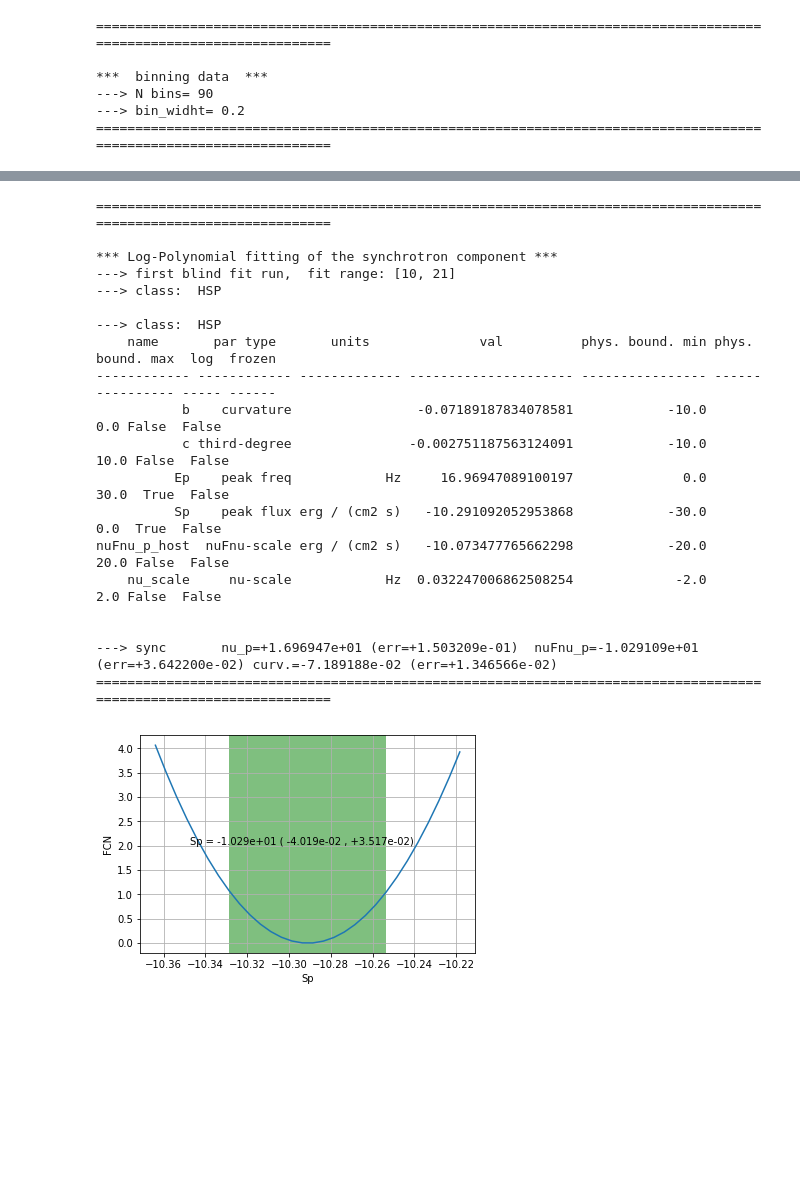
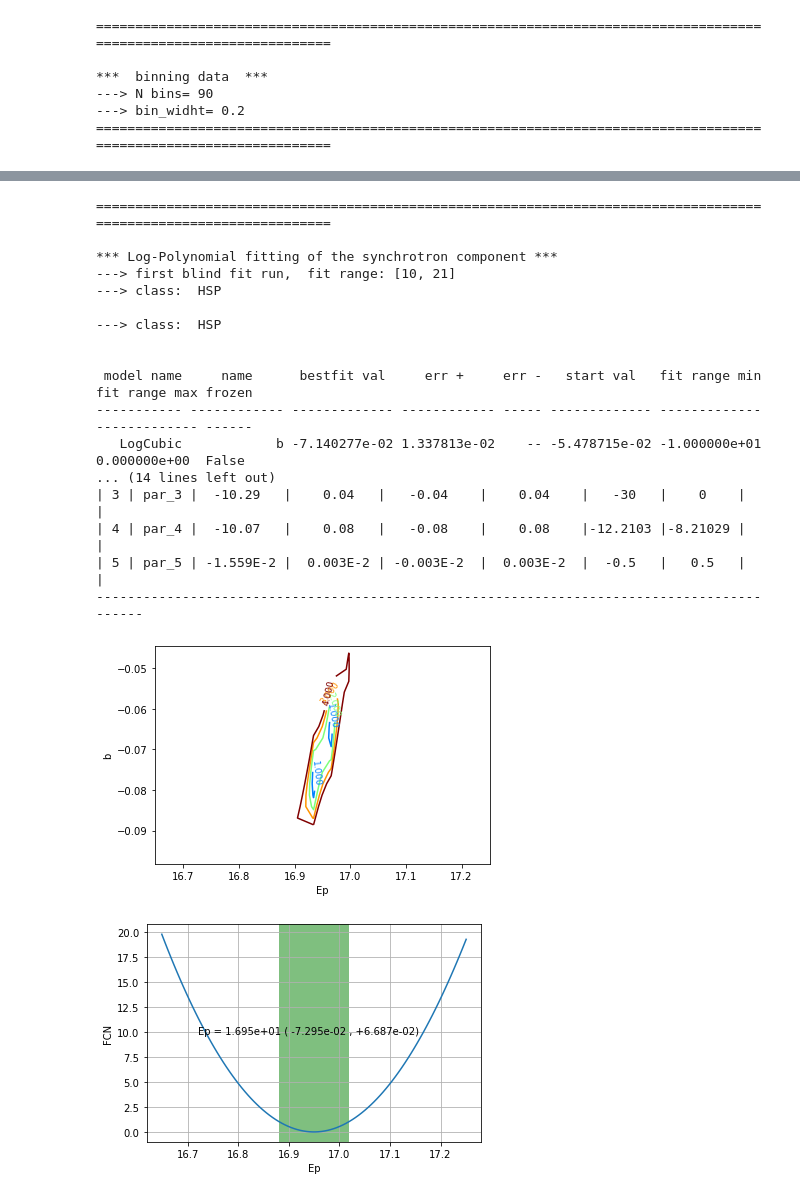
Before and after one commit to andreatramacere/jetset, a Jupyter notebook: doc/user_guide/phen_constr/Jet_example_phenom_constr.ipynb, the cells around one changed output, grey strips where cells are left out. Cells and saved outputs as stored; diff of their text form; code cells hidden in the pictures; blank space fills up the shorter version.

```diff
--- a/doc/user_guide/phen_constr/Jet_example_phenom_constr.ipynb
+++ b/doc/user_guide/phen_constr/Jet_example_phenom_constr.ipynb
@@ -62,39 +62,34 @@ p.rescale(y_min=-15,y_max=-6)
 # %%
 mm,best_fit=my_shape.sync_fit(check_host_gal_template=True,
                   Ep_start=None,
                   minimizer='minuit',
                   silent=True,
                   fit_range=[10,21])
 
 
-#mm.minimizer.minos_errors()
-#p=my_shape.plot_sahpe_fit()
-#x,y,z,fig,ax=mm.minimizer.draw_contour('Ep','b')
-#x,y,fig,ax=mm.minimizer.draw_profile('Ep')
+mm.minimizer.minos_errors()
+x,y,z,fig,ax=mm.minimizer.draw_contour('Ep','b')
+x,y,fig,ax=mm.minimizer.draw_profile('Ep')
 # %% [output]
 ===================================================================================================================
 
 *** Log-Polynomial fitting of the synchrotron component ***
 ---> first blind fit run,  fit range: [10, 21]
 ---> class:  HSP
 
 ---> class:  HSP
-    name       par type       units              val          phys. bound. min phys. bound. max  log  frozen
------------- ------------ ------------- --------------------- ---------------- ---------------- ----- ------
-           b    curvature                -0.07189187834078581            -10.0              0.0 False  False
-           c third-degree               -0.002751187563124091            -10.0             10.0 False  False
-          Ep    peak freq            Hz     16.96947089100197              0.0             30.0  True  False
-          Sp    peak flux erg / (cm2 s)   -10.291092052953868            -30.0              0.0  True  False
-nuFnu_p_host  nuFnu-scale erg / (cm2 s)   -10.073477765662298            -20.0             20.0 False  False
-    nu_scale     nu-scale            Hz  0.032247006862508254             -2.0              2.0 False  False
 
 
----> sync       nu_p=+1.696947e+01 (err=+1.503209e-01)  nuFnu_p=-1.029109e+01 (err=+3.642200e-02) curv.=-7.189188e-02 (err=+1.346566e-02)
-===================================================================================================================
+ model name     name      bestfit val     err +     err -   start val   fit range min fit range max frozen
+----------- ------------ ------------- ------------ ----- ------------- ------------- ------------- ------
+   LogCubic            b -7.140277e-02 1.337813e-02    -- -5.478715e-02 -1.000000e+01  0.000000e+00  False
+... (14 lines left out)
+| 3 | par_3 |  -10.29   |    0.04   |   -0.04    |    0.04    |   -30   |    0    |       |
+| 4 | par_4 |  -10.07   |    0.08   |   -0.08    |    0.08    |-12.2103 |-8.21029 |       |
+| 5 | par_5 | -1.559E-2 |  0.003E-2 | -0.003E-2  |  0.003E-2  |  -0.5   |   0.5   |       |
+-------------------------------------------------------------------------------------------
+[figure, added]
+[figure, added]
-# %%
-x, y, fig,a=mm.minimizer.draw_mnprofile('Sp')
-# %% [output]
-[figure, removed]
 # %%
 my_shape.IC_fit(fit_range=[21,29],minimizer='lsb')
 p=my_shape.plot_shape_fit()
```
Also changed, not shown: parts of 5 cells of this notebook, 33 other files.
